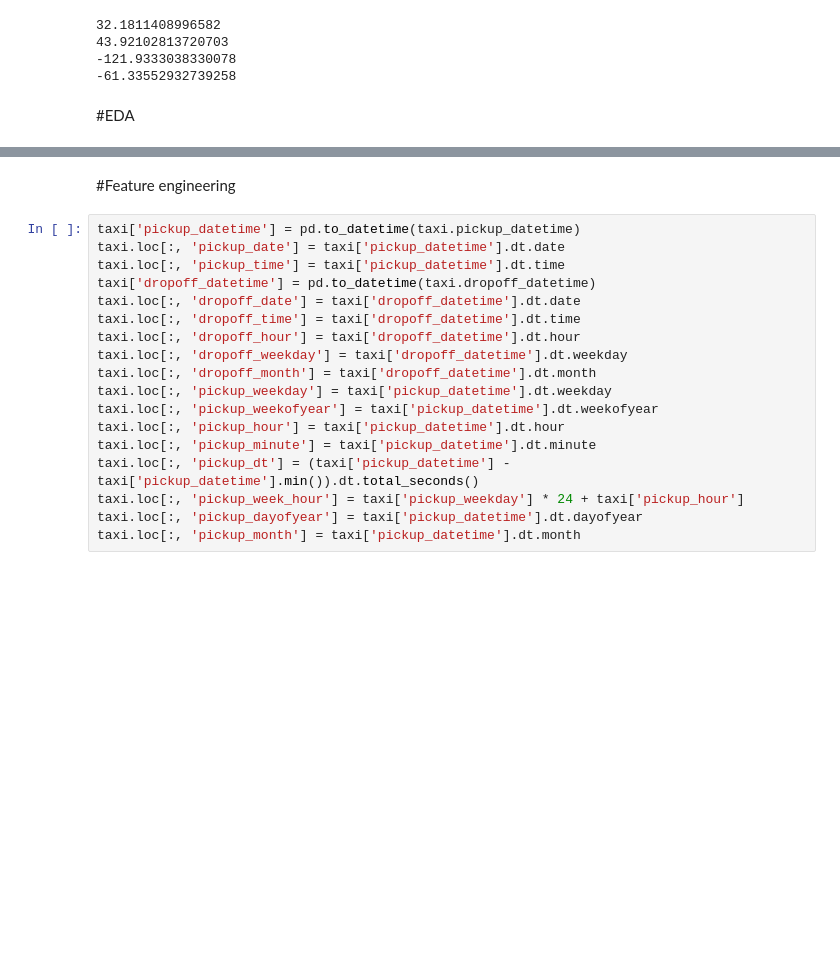
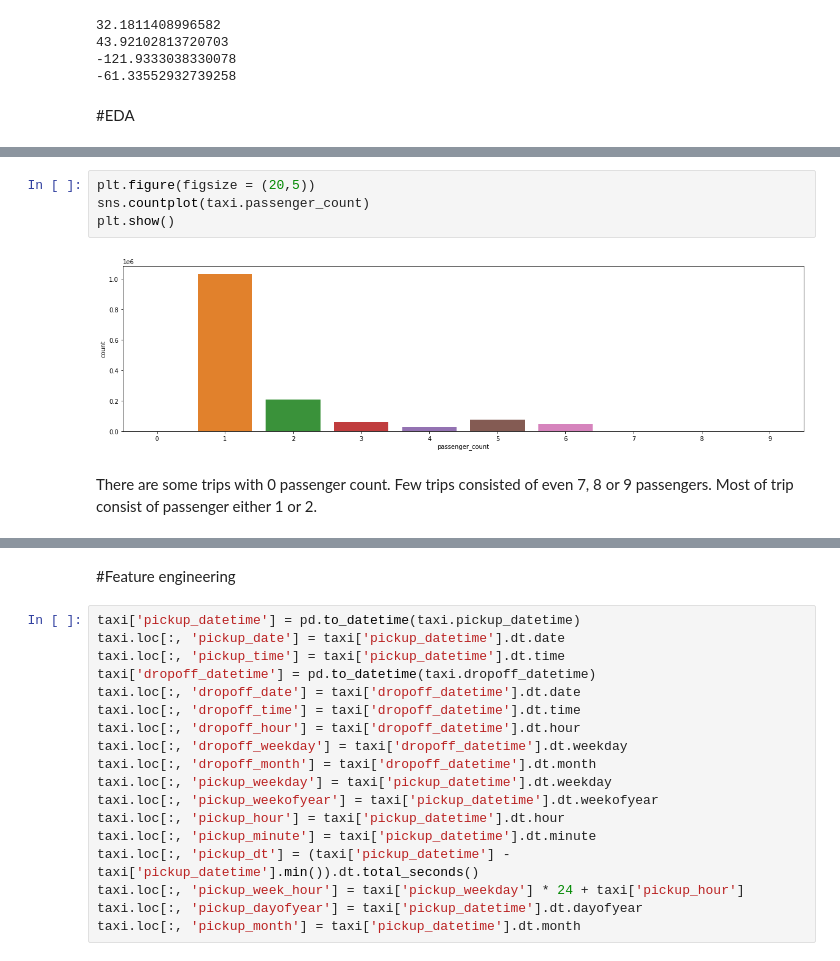
Before and after one commit to Samikshab99/NYC-Taxi-Duration-Prediction, a Jupyter notebook: Copy_of_NYC_Taxi_Trip_Time_Prediction_Capstone_Project.ipynb, the cells around one changed output, grey strips where cells are left out. Saved outputs shown, nothing was run; the diff lists cells and outputs as text; blank space fills up the shorter version.

```diff
--- a/Copy_of_NYC_Taxi_Trip_Time_Prediction_Capstone_Project.ipynb
+++ b/Copy_of_NYC_Taxi_Trip_Time_Prediction_Capstone_Project.ipynb
@@ -128,0 +206,10 @@ print(max(taxi['dropoff_longitude']))
+# %%
+plt.figure(figsize = (20,5))
+sns.countplot(taxi.passenger_count)
+plt.show()
+# %% [output]
+[figure, added]
+# %% [markdown]
+There are some trips with 0 passenger count.
+Few trips consisted of even 7, 8 or 9 passengers.
+Most of trip consist of passenger either 1 or 2.
```
Also changed, not shown: parts of 39 cells of this notebook.
